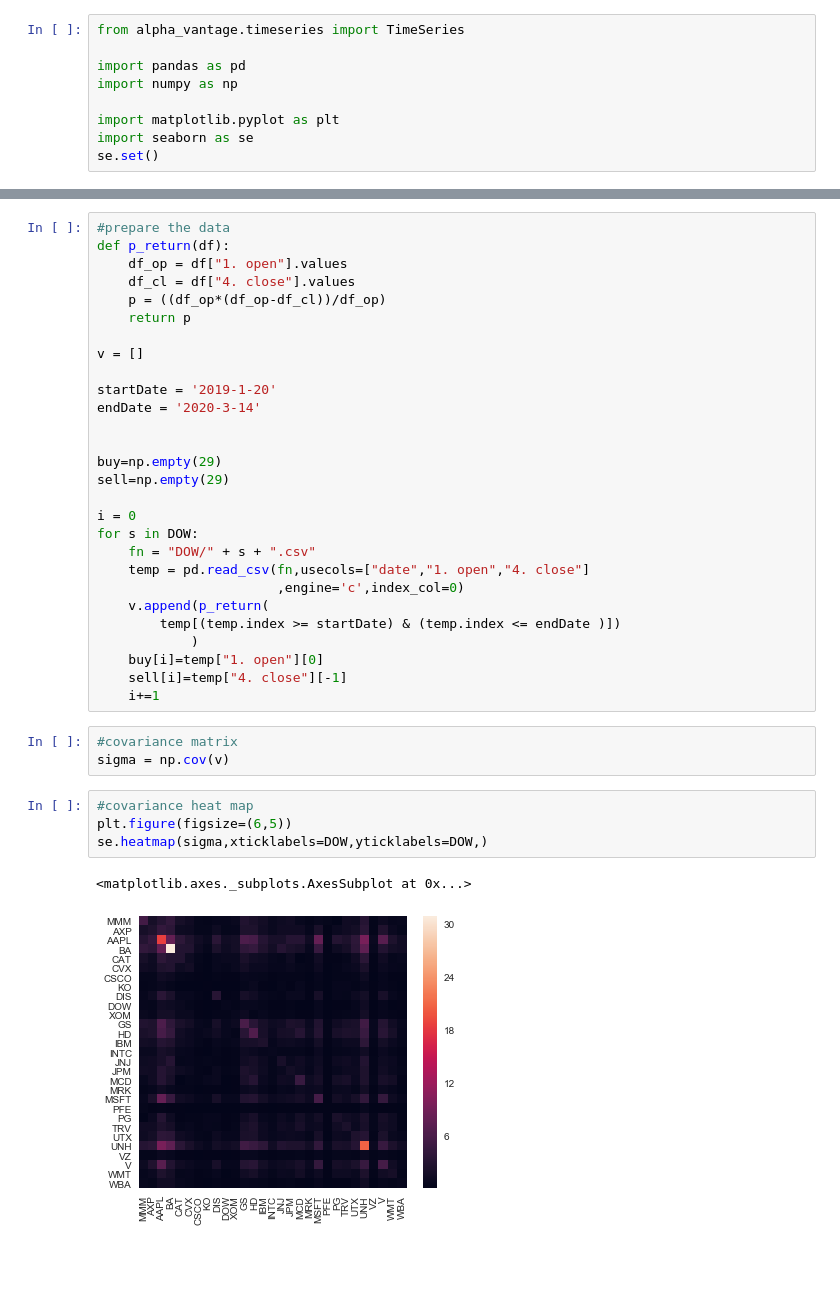
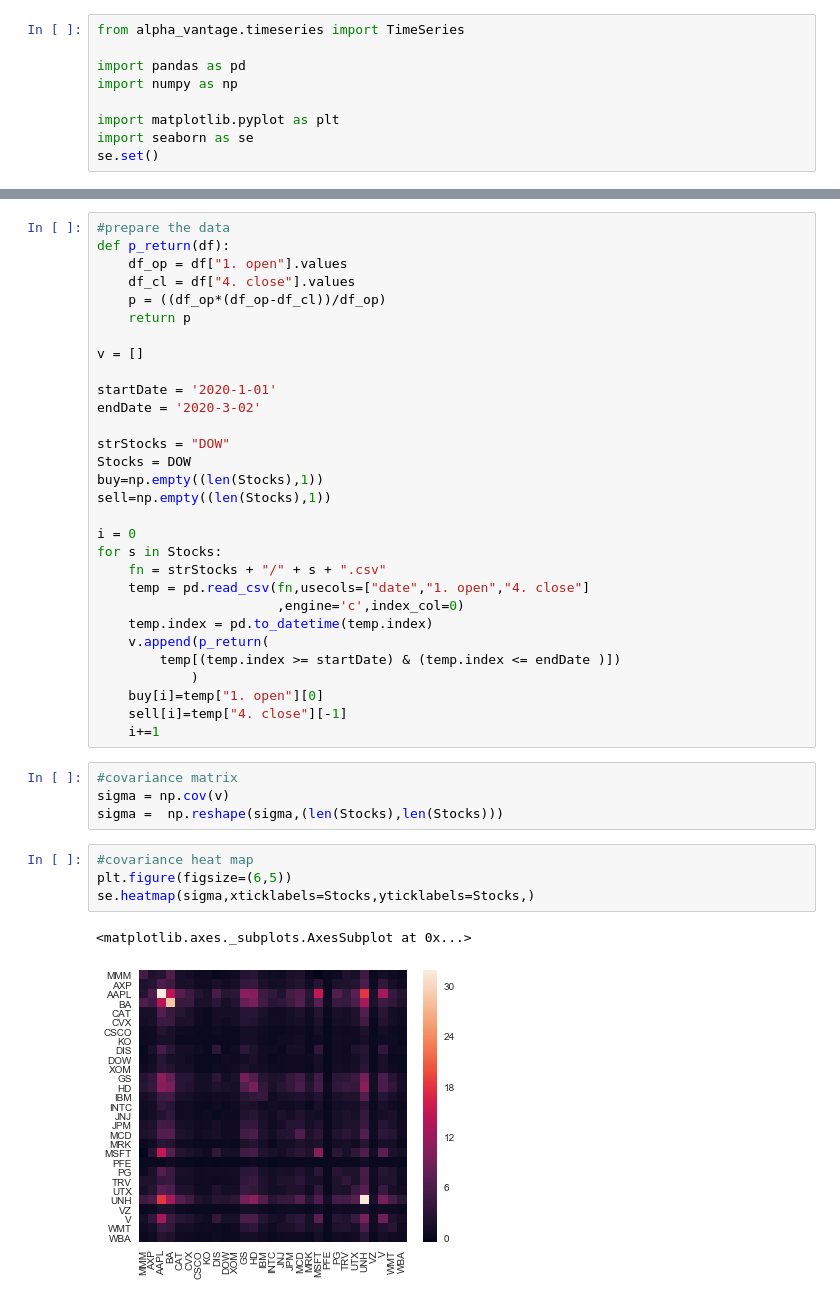
Before and after one commit to JHaasIII92/Algo_Trading, a Jupyter notebook: Risk Parity.ipynb, the cells around one changed output, grey strips where cells are left out. Saved outputs shown, nothing was run; the diff lists cells and outputs as text; blank space fills up the shorter version.

```diff
--- a/Risk Parity.ipynb
+++ b/Risk Parity.ipynb
@@ -26,18 +26,20 @@ def p_return(df):
 
 v = []
 
-startDate = '2019-1-20'
-endDate = '2020-3-14'
+startDate = '2020-1-01'
+endDate = '2020-3-02'
 
-
-buy=np.empty(29)
-sell=np.empty(29)
+strStocks = "DOW"
+Stocks = DOW
+buy=np.empty((len(Stocks),1))
+sell=np.empty((len(Stocks),1))
 
 i = 0
-for s in DOW:
-    fn = "DOW/" + s + ".csv"
+for s in Stocks:
+    fn = strStocks + "/" + s + ".csv"
     temp = pd.read_csv(fn,usecols=["date","1. open","4. close"]
                        ,engine='c',index_col=0)
+    temp.index = pd.to_datetime(temp.index)
     v.append(p_return(
         temp[(temp.index >= startDate) & (temp.index <= endDate )])
             )
@@ -47,10 +49,11 @@ for s in DOW:
 # %%
 #covariance matrix
 sigma = np.cov(v)
+sigma =  np.reshape(sigma,(len(Stocks),len(Stocks)))
 # %%
 #covariance heat map
 plt.figure(figsize=(6,5))
-se.heatmap(sigma,xticklabels=DOW,yticklabels=DOW,)
+se.heatmap(sigma,xticklabels=Stocks,yticklabels=Stocks,)
 # %% [output]
 <matplotlib.axes._subplots.AxesSubplot at 0x...>
-[figure, old version]
+[figure, new version]
```
Also changed, not shown: parts of 8 cells of this notebook.
